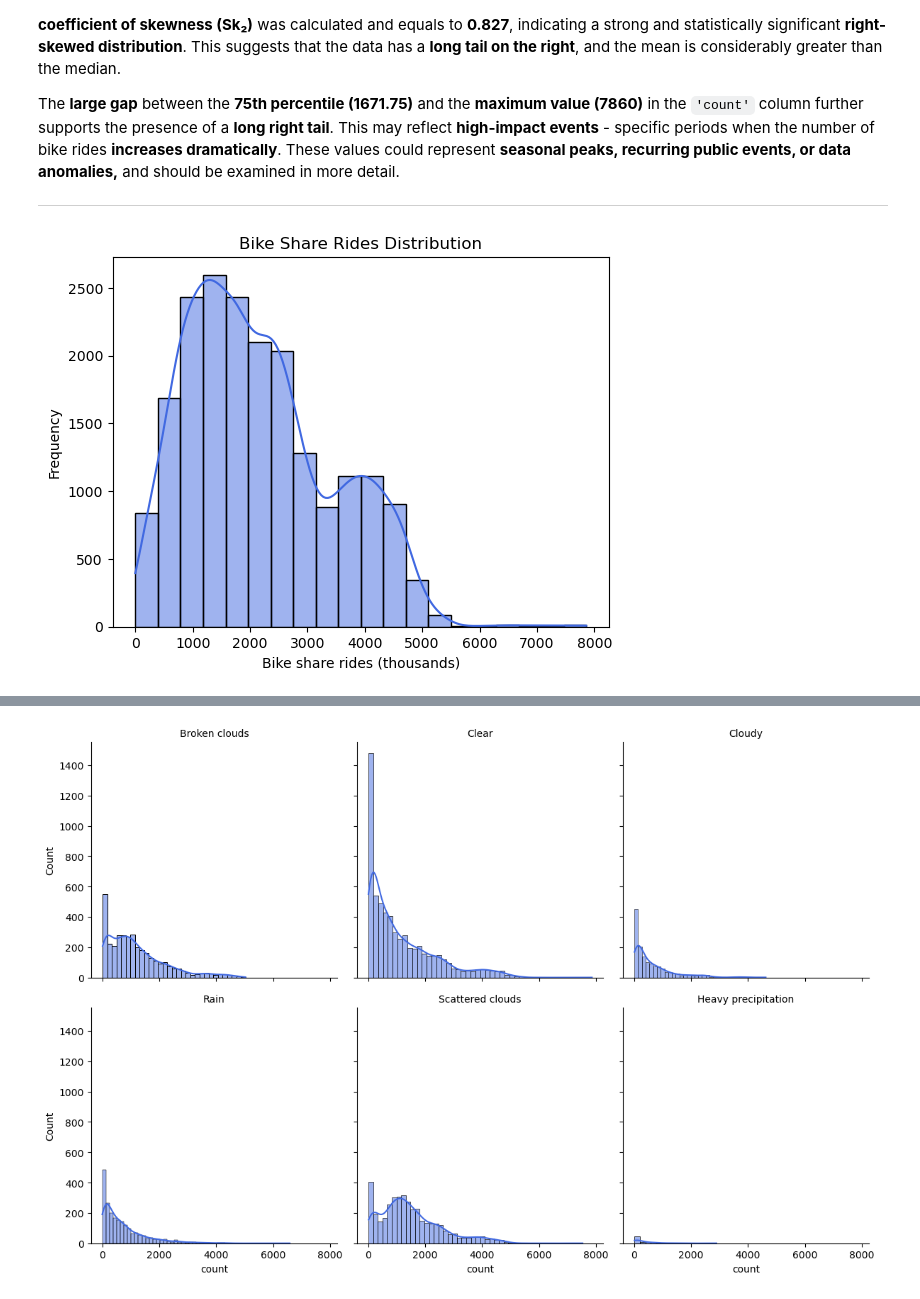
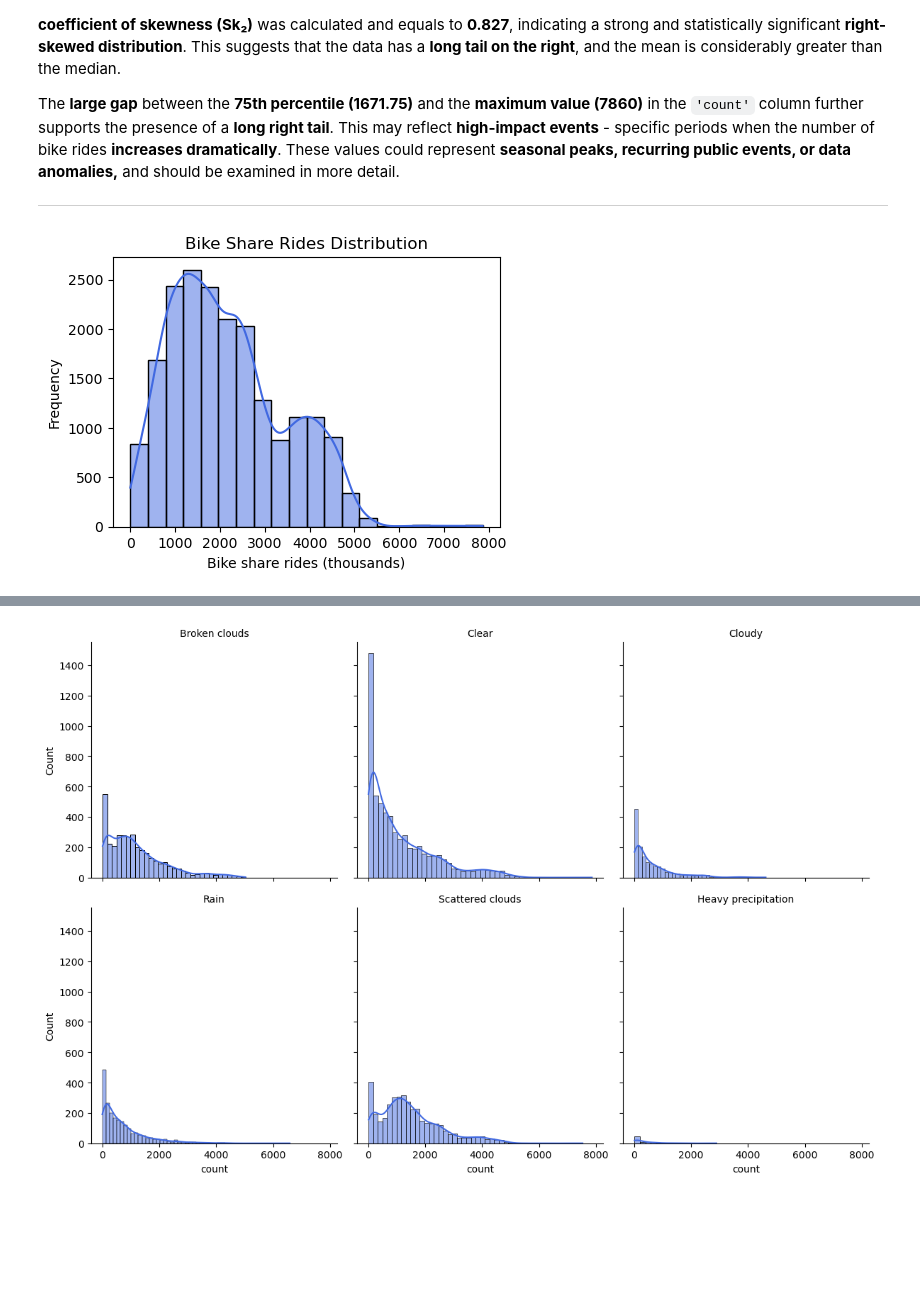
Before and after one commit to Nadyna/London_Bike_Share, a Jupyter notebook: London_Bikes.ipynb, the cells around one changed output, grey strips where cells are left out. Cells and saved outputs as stored; diff of their text form; code cells hidden in the pictures; blank space fills up the shorter version.

```diff
--- a/London_Bikes.ipynb
+++ b/London_Bikes.ipynb
@@ -323,17 +323,19 @@ The **large gap** between the **75th percentile (1671.75)** and the **maximum va
 # %%
 # generate bike share rides distribution
 # as the data is aggregated by hours using weights='count' allows each aggregated observation
 # to contribute proportionally to the histogram, it treats each count value as multiple individual events
+plt.figure(figsize=(5, 3.5))
 bike_distr_plot = sns.histplot(data=bikes, x='count', weights='count', stat='count', bins=20, kde=True, color = 'royalblue')
 
 # format y-axis labels to show bike rides in thousands
 bike_distr_plot.yaxis.set_major_formatter(ticker.FuncFormatter(lambda x, _: f"{x/1000:.0f}"))
+
 
 # add axis labels and title
 plt.ylabel('Frequency')
 plt.xlabel('Bike share rides (thousands)')
 plt.title('Bike Share Rides Distribution')
 
 plt.show()
 # %% [output]
-[figure, old version]
+[figure, new version]
```
Also changed, not shown: parts of 28 cells of this notebook.
